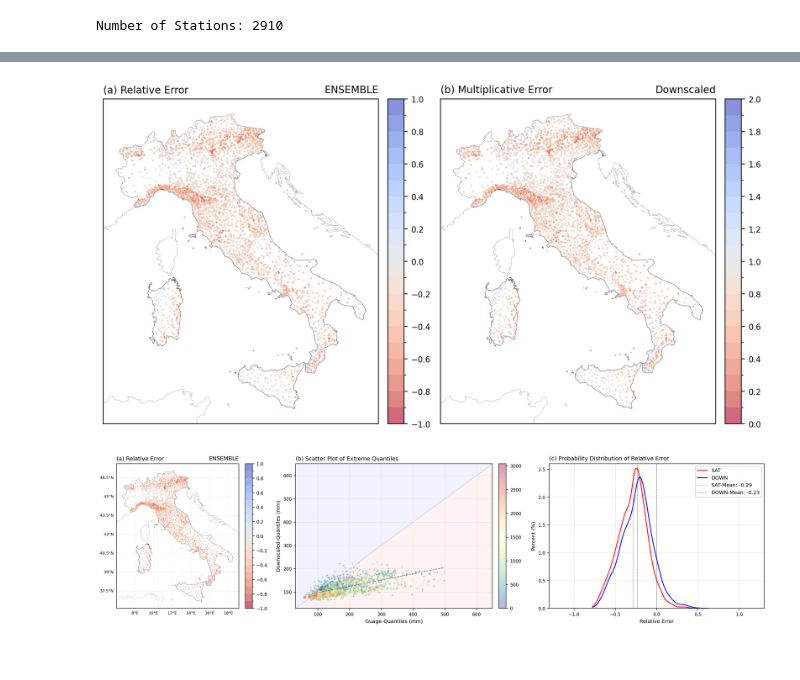
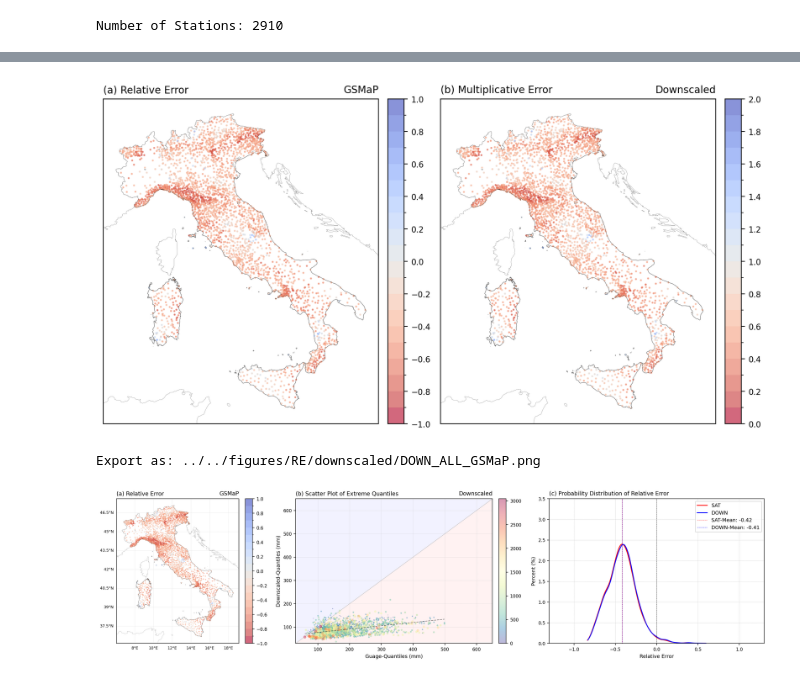
Before and after one commit to TeamExtremes/MEVD-downscaling, a Jupyter notebook: jupyter/Relative_Error/I_OBS_RSR.ipynb, the cells around one changed output, grey strips where cells are left out. Cells and saved outputs as stored; diff of their text form; code cells hidden in the pictures.

```diff
--- a/jupyter/Relative_Error/I_OBS_RSR.ipynb
+++ b/jupyter/Relative_Error/I_OBS_RSR.ipynb
@@ -21,16 +21,15 @@ from function import ART_statistic as ART_stat
 import warnings
 warnings.filterwarnings('ignore')
 # %%
-product, time_reso = 'ENSEMBLE', '1dy'
+# product, time_reso = 'ENSEMBLE', '1dy'
 
 # product, time_reso = 'IMERG', '1dy'
 # product, time_reso = 'CMORPH', '3h'
 # product, time_reso = 'CHIRPS', '1dy'
-
 # product, time_reso = 'ERA5', '3h'
 
 # product, time_reso = 'MSWEP', '3h'
-# product, time_reso = 'GSMaP', '3h'
+product, time_reso = 'GSMaP', '3h'
 # %%
 dir_base = os.path.join('/','media','arturo','T9','Data','Italy')
 obs_base = os.path.join('/','media','arturo','T9','Data','Italy','Rain_Gauges_QC')
@@ -210,7 +209,7 @@ plt.subplots_adjust(left=0.05, bottom=0.05, right=0.95, top=0.95, wspace=0.08, h
 dir_out = os.path.join('..','..','figure','RE',f'DOWN_RE_ME_{product}.png')
 # plt.savefig(dir_out,transparent = False,bbox_inches ='tight',pad_inches = 0.1, facecolor=None)
 # %% [output]
-[figure, old version]
+[figure, new version]
 # %%
 PD_RE = PD_RE.sort_values('Elev_norm')
 # %%
@@ -220,9 +219,9 @@ val_max = 600
 vmin = PD_RE.Elev.min()
 vmax = PD_RE.Elev.max()
 
+proj = ccrs.PlateCarree()
 fig = plt.figure(figsize=(20,4),dpi=200)
 gs = gridspec.GridSpec(1,3)
-
 
 # ======================================================================================================================================================
 ax1 = plt.subplot(gs[0, 0], projection = proj)
@@ -287,37 +286,40 @@ a1 = ax1.scatter(
 ax1.plot(VAL_x, VAL_y, "--k", linewidth=1, label="Linear Fit", alpha=0.5,zorder=12)
 
 ax1.set_title('(b) Scatter Plot of Extreme Quantiles',fontsize=10, loc='left')
+ax1.set_title('Downscaled',fontsize=10, loc='right')
 ax1.set_xlabel('Guage-Quantiles (mm)',fontsize=9)
 ax1.set_ylabel('Downscaled-Quantiles (mm)',fontsize=9)
 
 cbar = plt.colorbar(a1, fraction=0.054, pad=0.03, ticks=None)
 cbar.ax.tick_params(labelsize=8)
 
 # ======================================================================================================================================================
 ax1 = plt.subplot(gs[0, 2])
 sns.kdeplot(PD_RE.RE_SAT,color='r', linestyle='-',cumulative=False,fill=False,multiple="stack",ax=ax1,label=f'SAT',
             clip=(np.nanmin(np.array(PD_RE.RE_SAT)), np.nanmax(np.array(PD_RE.RE_SAT))))
 sns.kdeplot(PD_RE.RE_DOWN,color='b', linestyle='-',cumulative=False,fill=False,multiple="stack",ax=ax1,label=f'DOWN',
             clip=(np.nanmin(np.array(PD_RE.RE_DOWN)), np.nanmax(np.array(PD_RE.RE_DOWN))))
 
 ax1.axvline(np.nanmean(PD_RE.RE_SAT), color='r',linestyle='--',linewidth=0.5,alpha=0.9, label=f'SAT-Mean: {np.round(np.nanmean(PD_RE.RE_SAT),2)}')
 ax1.axvline(np.nanmean(PD_RE.RE_DOWN), color='b',linestyle='--',linewidth=0.5,alpha=0.9, label=f'DOWN-Mean: {np.round(np.nanmean(PD_RE.RE_DOWN),2)}')
 
 ax1.axvline(0, color='k',linestyle='--',linewidth=0.5,alpha=0.9)
 ax1.grid(linewidth=0.3, linestyle='--')
 ax1.set_xlim(-1.3,1.3)
-ax1.set_ylim(0,2.6)
+ax1.set_ylim(0,3.5)
 ax1.tick_params(axis='both', which='major', labelsize=8)
 ax1.set_ylabel('Percent (%)',fontsize=9)
 ax1.set_xlabel('Relative Error',fontsize=9)
 ax1.legend(fontsize=9, loc=0, ncol=1)
 
 ax1.set_title('(c) Probability Distribution of Relative Error',fontsize=10, loc='left')
 
 # ======================================================================================================================================================
 plt.subplots_adjust(left=0.05, bottom=0.05, right=0.95, top=0.95, wspace=0.18, hspace=0.13)
 
-dir_out = os.path.join('..','..','figure','RE',f'DOWN_ALL_{product}.png')
+dir_out = os.path.join('..','..','figures','RE','downscaled',f'DOWN_ALL_{product}.png')
+print(F'Export as: {dir_out}')
 plt.savefig(dir_out,transparent = False,bbox_inches ='tight',pad_inches = 0.1, facecolor=None)
 # %% [output]
+Export as: ../../figures/RE/downscaled/DOWN_ALL_GSMaP.png
-[figure, old version]
+[figure, new version]
```
Also changed, not shown: parts of 1 cell of this notebook, 29 other files.
